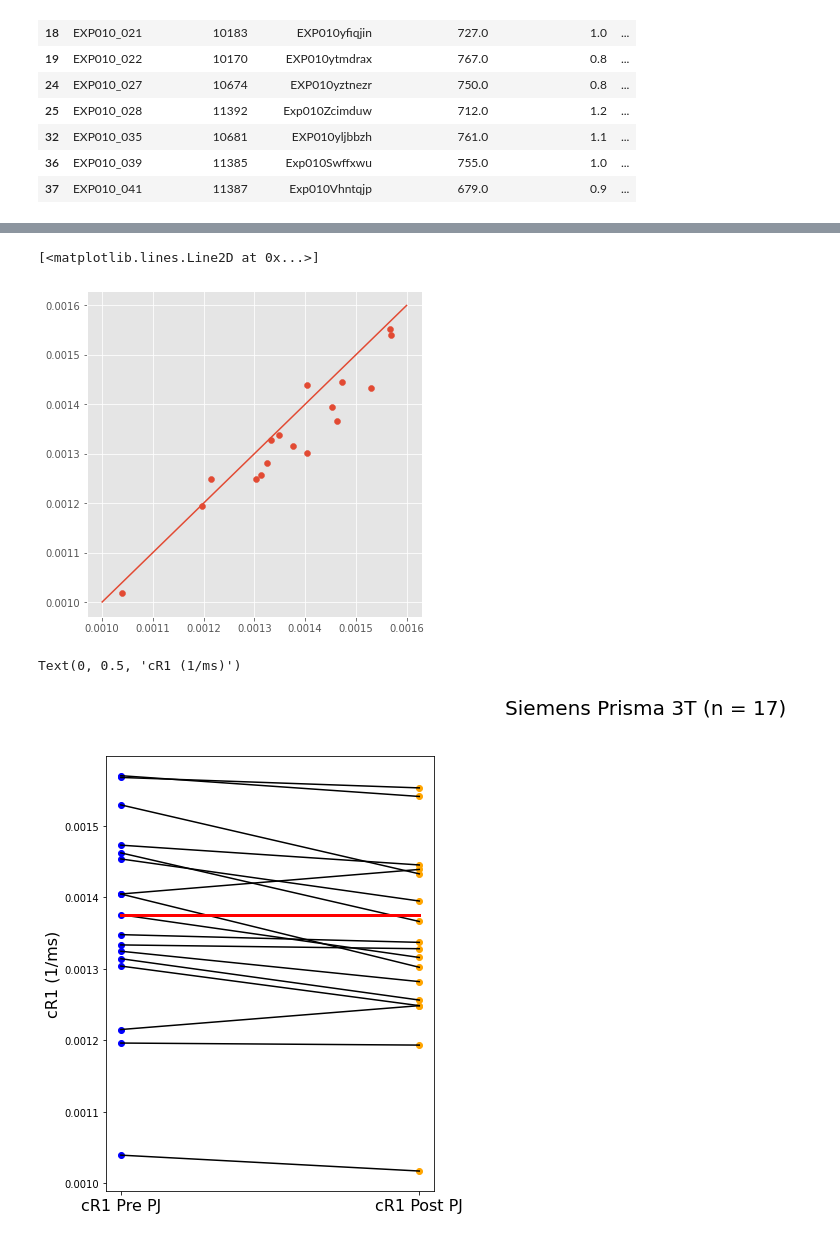
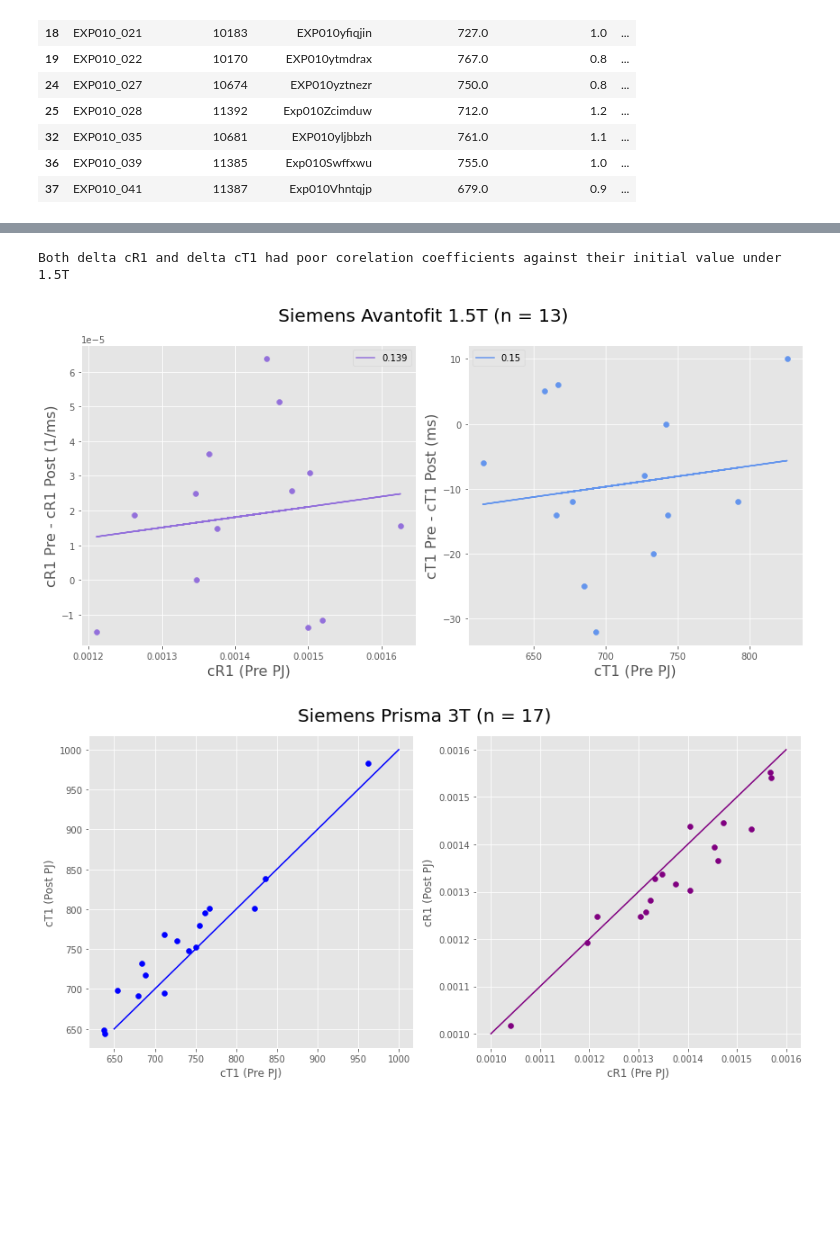
Before and after one commit to WhySeeYC/reference_app, a Jupyter notebook: PineappleJuice/VendorSpecificPlots.ipynb, the cells around one changed output, grey strips where cells are left out. Cells and saved outputs as stored; diff of their text form; code cells hidden in the pictures; blank space fills up the shorter version.

Commit message:
clean up graphs together

```diff
--- a/PineappleJuice/VendorSpecificPlots.ipynb
+++ b/PineappleJuice/VendorSpecificPlots.ipynb
@@ -1142,21 +1134,48 @@ ax.plot( [650,1000], [650,1000] )
-# %%
-fig, ax = plt.subplots(figsize = (6,6))
-#x = np.array(950)
-ax.scatter(PA["cR1 median (Pre PJ)"], PA["cR1 median (Post PJ)"])
-ax.plot( [0.0010, 0.0016], [0.0010, 0.0016] )
-# %% [output]
-[<matplotlib.lines.Line2D at 0x...>]
-[figure, removed]
+# %%
+# Delta cR1 against native cR1 for 1.5T
+plt.style.use('ggplot')
+AV['delta cR1'] = AV["cR1 median (Pre PJ)"]- AV["cR1 median (Post PJ)"]
+
+fig, axes = plt.subplots(nrows = 1, ncols = 2, figsize = (12,6))
+fig.suptitle('Siemens Avantofit 1.5T (n = 13)', fontsize = 20)
+
+axes[0].scatter(AV["cR1 median (Pre PJ)"], AV['delta cR1'], color = 'mediumpurple')
+m, b = np.polyfit(AV["cR1 median (Pre PJ)"], AV['delta cR1'], 1) # obtain m(slope) and b(intercept) of libear regression line
+res = stats.linregress(AV["cR1 median (Pre PJ)"], AV['delta cR1'])
+axes[0].plot(AV["cR1 median (Pre PJ)"], m*AV["cR1 median (Pre PJ)"]+b, label = str(res.rvalue.round(3)) , color = 'mediumpurple')
+axes[0].legend(loc = 'best')
+axes[0].set_xlabel('cR1 (Pre PJ)',  fontsize = 16)
+axes[0].set_ylabel("cR1 Pre - cR1 Post (1/ms)", fontsize = 16)
+
+# Delta cT1 against native cT1
+AV['delta cT1'] = AV["cT1 median (Pre PJ)"]- AV["cT1 median (Post PJ)"]
+
+axes[1].scatter(AV["cT1 median (Pre PJ)"], AV['delta cT1'], color = 'cornflowerblue')
+m, b = np.polyfit(AV["cT1 median (Pre PJ)"], AV['delta cT1'], 1) # obtain m(slope) and b(intercept) of libear regression line
+res = stats.linregress(AV["cT1 median (Pre PJ)"], AV['delta cT1'])
+axes[1].plot(AV["cT1 median (Pre PJ)"], m*AV["cT1 median (Pre PJ)"]+b, label = str(res.rvalue.round(3)), color = 'cornflowerblue')
+axes[1].legend(loc = 'best')
+axes[1].set_xlabel('cT1 (Pre PJ)',  fontsize = 16)
+axes[1].set_ylabel("cT1 Pre - cT1 Post (ms)", fontsize = 16)
+plt.tight_layout()
+print('Both delta cR1 and delta cT1 had poor corelation coefficients against their initial value under 1.5T')
+# %% [output]
+Both delta cR1 and delta cT1 had poor corelation coefficients against their initial value under 1.5T
+[figure, added]
 # %%
-fig = plt.figure(figsize = (20,8))
-fig.suptitle("Siemens Prisma 3T (n = 17)", fontsize = 20)
+fig, ax = plt.subplots(nrows = 1, ncols = 2, figsize = (12,6))
+fig.suptitle('Siemens Prisma 3T (n = 17)', fontsize = 20)
+ax[0].scatter(PA["cT1 median (Pre PJ)"], PA["cT1 median (Post PJ)"], color = 'blue')
+ax[0].plot( [650,1000], [650,1000] , color = 'blue')
+ax[0].set_xlabel('cT1 (Pre PJ)')
+ax[0].set_ylabel('cT1 (Post PJ)')
 
-data_length = len(PA["cR1 median (Pre PJ)"])
 
-fig.add_subplot(131)
-PrePost(PA["cR1 median (Pre PJ)"], PA["cR1 median (Post PJ)"])
-plt.xticks([0,1], ["cR1 Pre PJ", "cR1 Post PJ"], fontsize = 16)
-plt.ylabel("cR1 (1/ms)", fontsize = 16)
+ax[1].scatter(PA["cR1 median (Pre PJ)"], PA["cR1 median (Post PJ)"], color = 'purple')
+ax[1].plot( [0.0010, 0.0016], [0.0010, 0.0016] , color = 'purple')
+ax[1].set_xlabel('cR1 (Pre PJ)')
+ax[1].set_ylabel('cR1 (Post PJ)')
+
+plt.tight_layout()
 # %% [output]
-Text(0, 0.5, 'cR1 (1/ms)')
-[figure, old version]
+[figure, new version]
```
Also changed, not shown: parts of 8 cells of this notebook, 2 other files.
